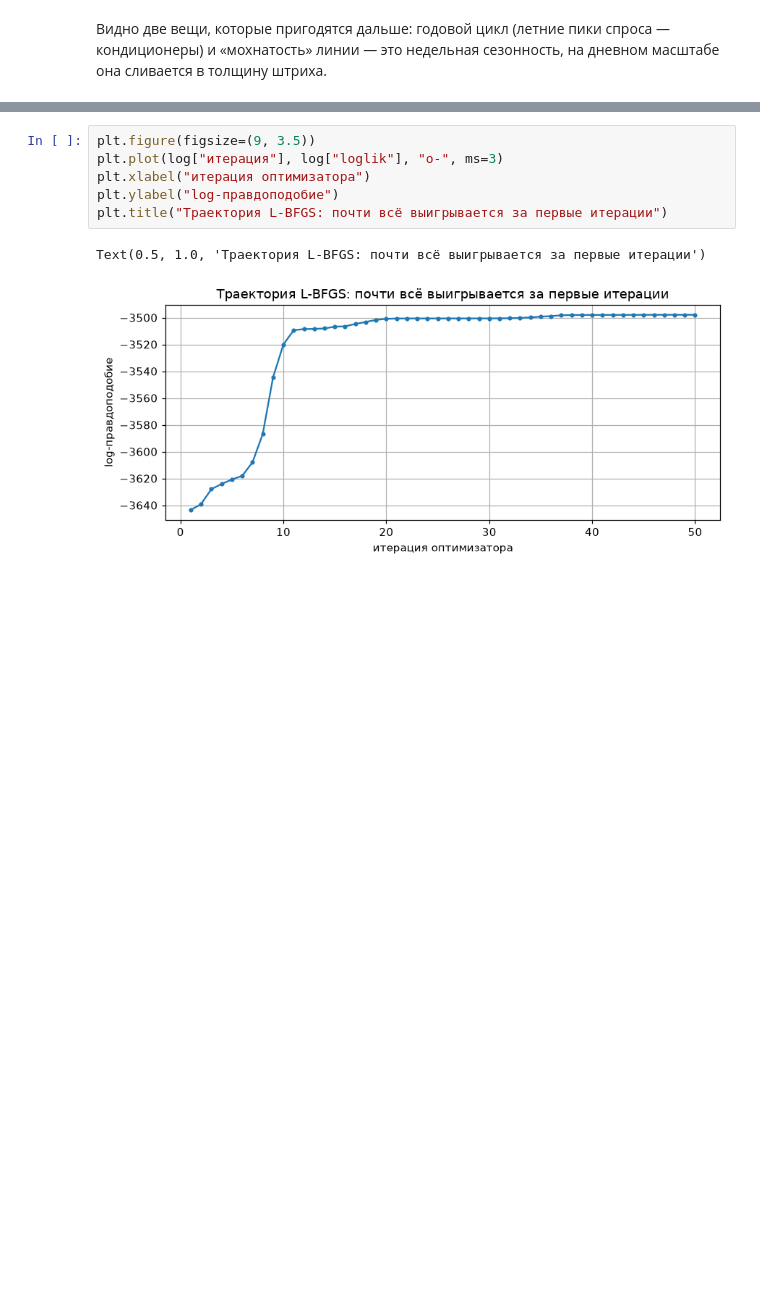
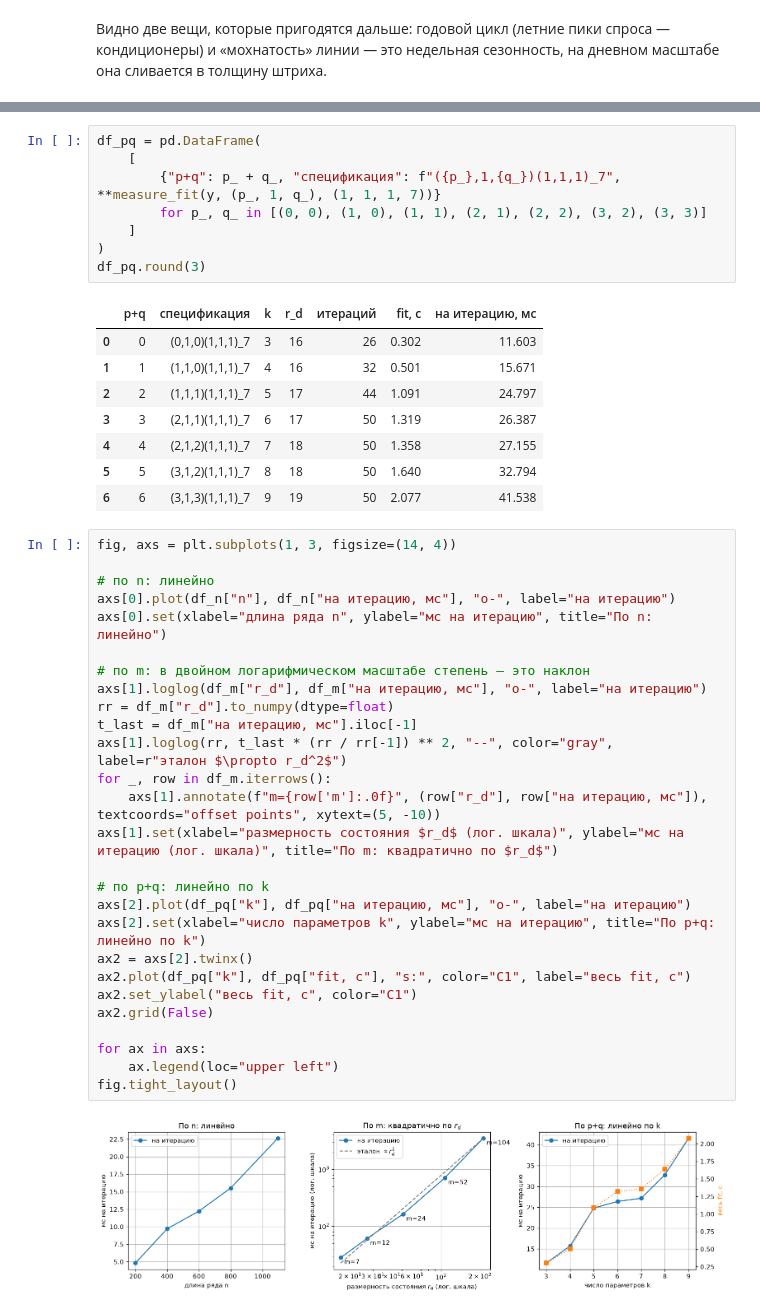
Before and after one commit to alex-hse-repository/time-series-cu-2026, a Jupyter notebook: week_5/part_1/01. Что происходит внутри fit.ipynb, the cells around one changed output, grey strips where cells are left out. Cells and saved outputs as stored; diff of their text form; blank space fills up the shorter version.

```diff
--- a/week_5/part_1/01. Что происходит внутри fit.ipynb
+++ b/week_5/part_1/01. Что происходит внутри fit.ipynb
@@ -454,10 +571,47 @@ pd.concat([log.head(6), log.tail(4)])
 # %%
-plt.figure(figsize=(9, 3.5))
-plt.plot(log["итерация"], log["loglik"], "o-", ms=3)
-plt.xlabel("итерация оптимизатора")
-plt.ylabel("log-правдоподобие")
-plt.title("Траектория L-BFGS: почти всё выигрывается за первые итерации")
+df_pq = pd.DataFrame(
+    [
+        {"p+q": p_ + q_, "спецификация": f"({p_},1,{q_})(1,1,1)_7", **measure_fit(y, (p_, 1, q_), (1, 1, 1, 7))}
+        for p_, q_ in [(0, 0), (1, 0), (1, 1), (2, 1), (2, 2), (3, 2), (3, 3)]
+    ]
+)
+df_pq.round(3)
 # %% [output]
-Text(0.5, 1.0, 'Траектория L-BFGS: почти всё выигрывается за первые итерации')
-[figure, removed]
+|  | p+q | спецификация | k | r_d | итераций | fit, с | на итерацию, мс |
+| 0 | 0 | (0,1,0)(1,1,1)_7 | 3 | 16 | 26 | 0.302 | 11.603 |
+| 1 | 1 | (1,1,0)(1,1,1)_7 | 4 | 16 | 32 | 0.501 | 15.671 |
+| 2 | 2 | (1,1,1)(1,1,1)_7 | 5 | 17 | 44 | 1.091 | 24.797 |
+| 3 | 3 | (2,1,1)(1,1,1)_7 | 6 | 17 | 50 | 1.319 | 26.387 |
+| 4 | 4 | (2,1,2)(1,1,1)_7 | 7 | 18 | 50 | 1.358 | 27.155 |
+| 5 | 5 | (3,1,2)(1,1,1)_7 | 8 | 18 | 50 | 1.640 | 32.794 |
+| 6 | 6 | (3,1,3)(1,1,1)_7 | 9 | 19 | 50 | 2.077 | 41.538 |
+# %%
+fig, axs = plt.subplots(1, 3, figsize=(14, 4))
+
+# по n: линейно
+axs[0].plot(df_n["n"], df_n["на итерацию, мс"], "o-", label="на итерацию")
+axs[0].set(xlabel="длина ряда n", ylabel="мс на итерацию", title="По n: линейно")
+
+# по m: в двойном логарифмическом масштабе степень — это наклон
+axs[1].loglog(df_m["r_d"], df_m["на итерацию, мс"], "o-", label="на итерацию")
+rr = df_m["r_d"].to_numpy(dtype=float)
+t_last = df_m["на итерацию, мс"].iloc[-1]
+axs[1].loglog(rr, t_last * (rr / rr[-1]) ** 2, "--", color="gray", label=r"эталон $\propto r_d^2$")
+for _, row in df_m.iterrows():
+    axs[1].annotate(f"m={row['m']:.0f}", (row["r_d"], row["на итерацию, мс"]), textcoords="offset points", xytext=(5, -10))
+axs[1].set(xlabel="размерность состояния $r_d$ (лог. шкала)", ylabel="мс на итерацию (лог. шкала)", title="По m: квадратично по $r_d$")
+
+# по p+q: линейно по k
+axs[2].plot(df_pq["k"], df_pq["на итерацию, мс"], "o-", label="на итерацию")
+axs[2].set(xlabel="число параметров k", ylabel="мс на итерацию", title="По p+q: линейно по k")
+ax2 = axs[2].twinx()
+ax2.plot(df_pq["k"], df_pq["fit, с"], "s:", color="C1", label="весь fit, с")
+ax2.set_ylabel("весь fit, с", color="C1")
+ax2.grid(False)
+
+for ax in axs:
+    ax.legend(loc="upper left")
+fig.tight_layout()
+# %% [output]
+[figure, added]
 # %% [markdown]
```
Also changed, not shown: parts of 65 cells of this notebook, 6 other files.
